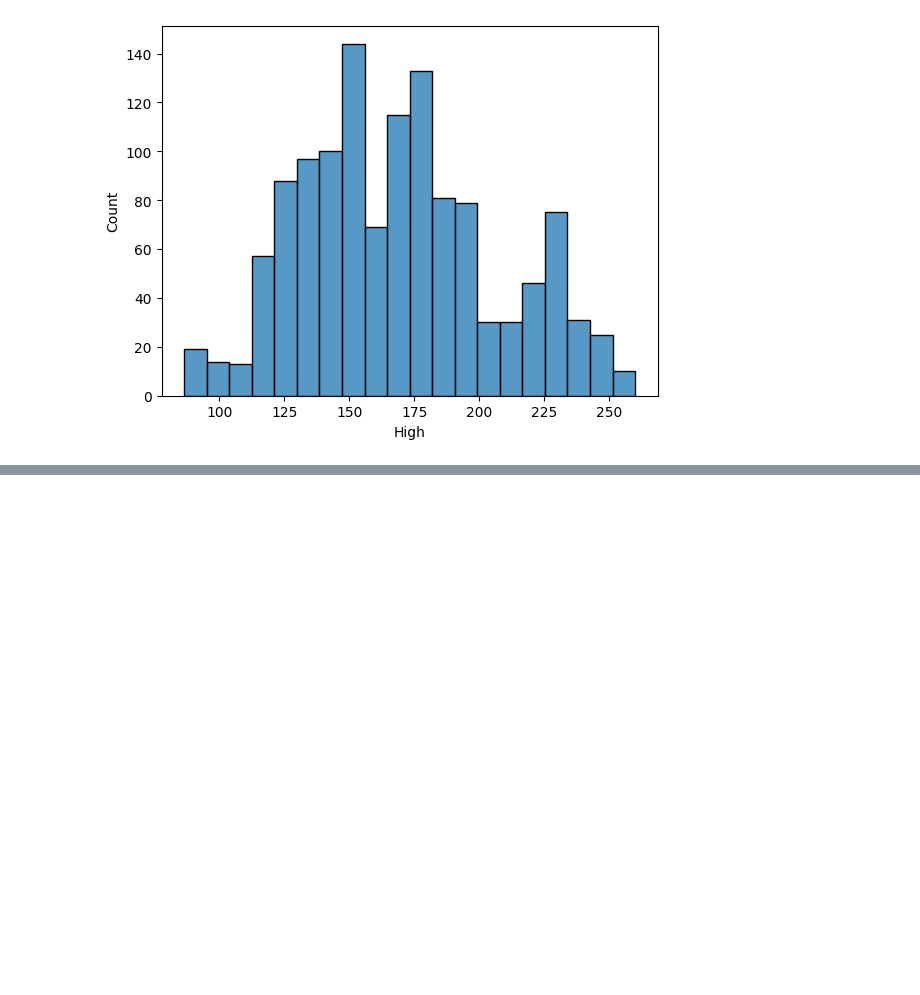
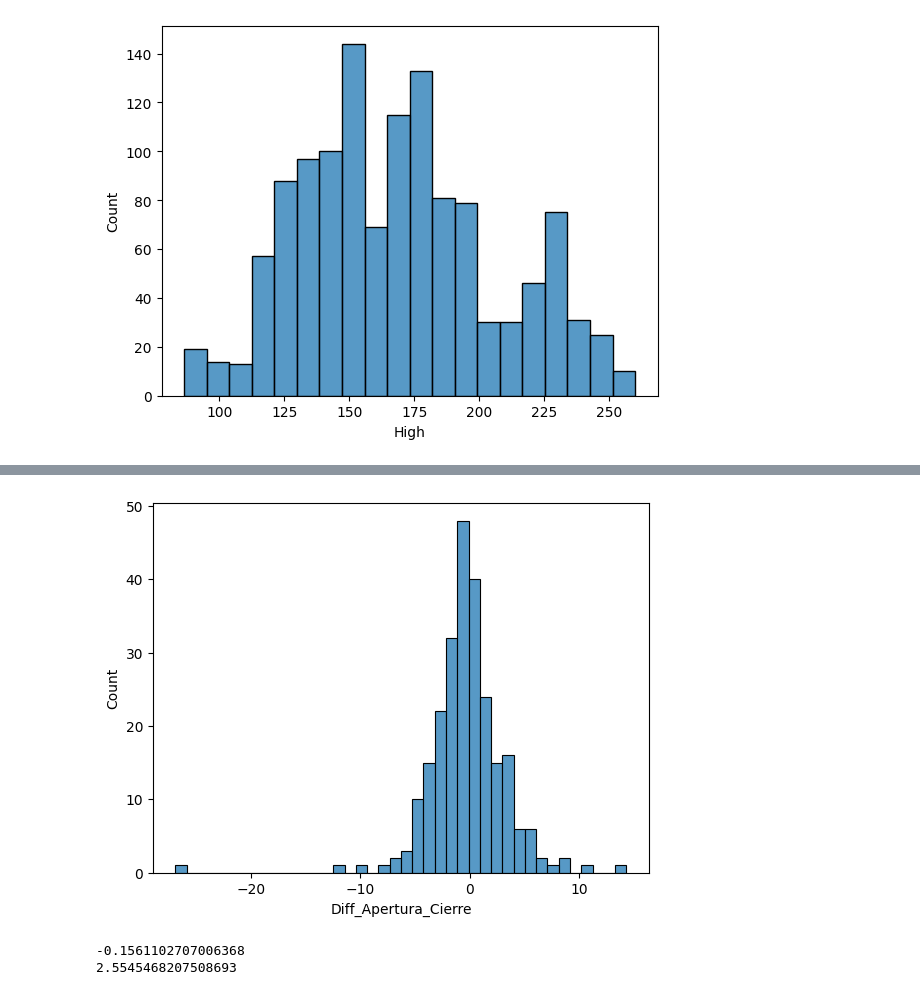
Before and after one commit to nadiasantillan/unsl-bayes-stock, a Jupyter notebook: sandbox.ipynb, the cells around one changed output, grey strips where cells are left out. Cells and saved outputs as stored; diff of their text form; code cells hidden in the pictures; blank space fills up the shorter version.

```diff
--- a/sandbox.ipynb
+++ b/sandbox.ipynb
@@ -40,0 +67,10 @@ g.maximos()
+# %%
+g.diferencias_cierre_apertura(fecha_desde=date(2024, 6, 13), fecha_hasta=date(2025,6,12))
+# %% [output]
+[figure, added]
+# %%
+df=historico.cotizaciones(historico.fecha_min(), historico.fecha_max())
+df["Año"] =
+# %% [output]
+-0.1561102707006368
+2.5545468207508693
```
Also changed, not shown: parts of 4 cells of this notebook, 1 other file.
